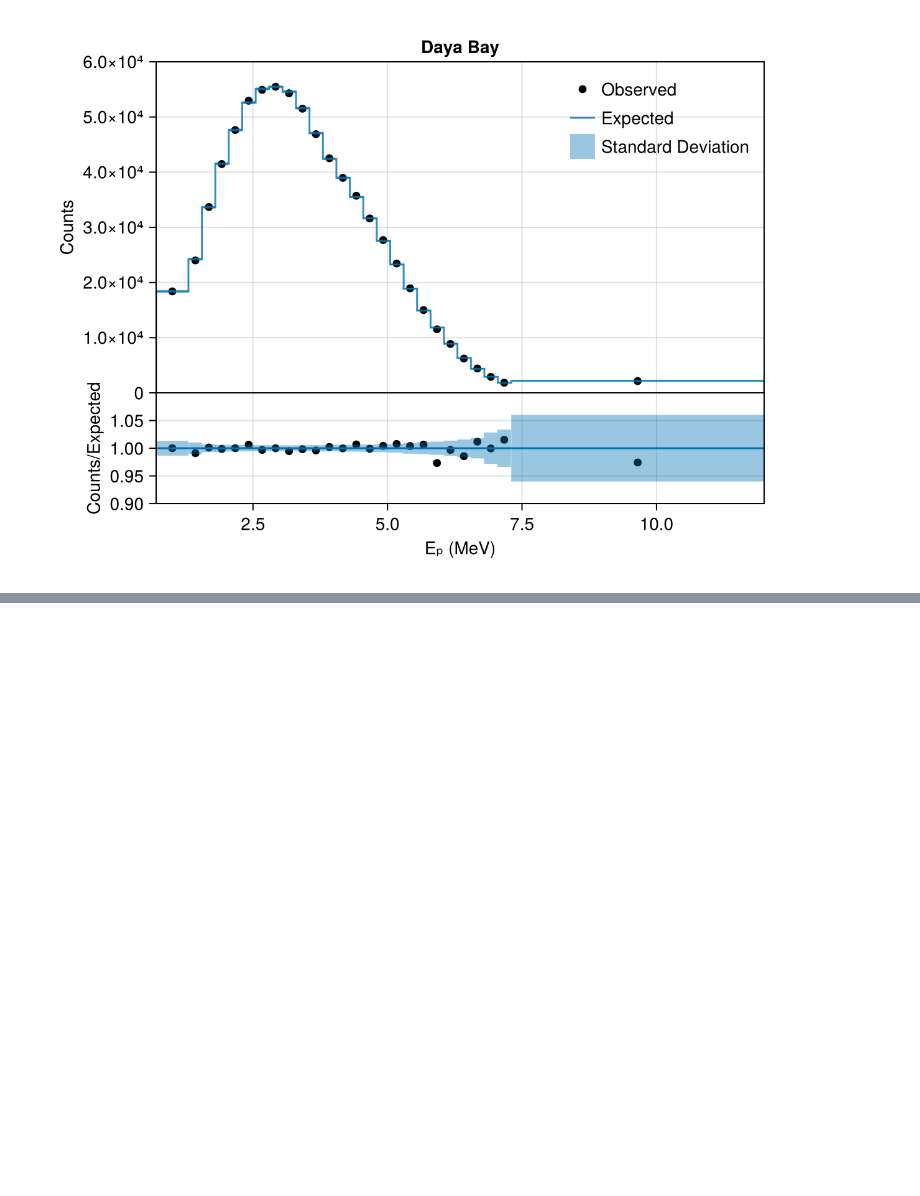
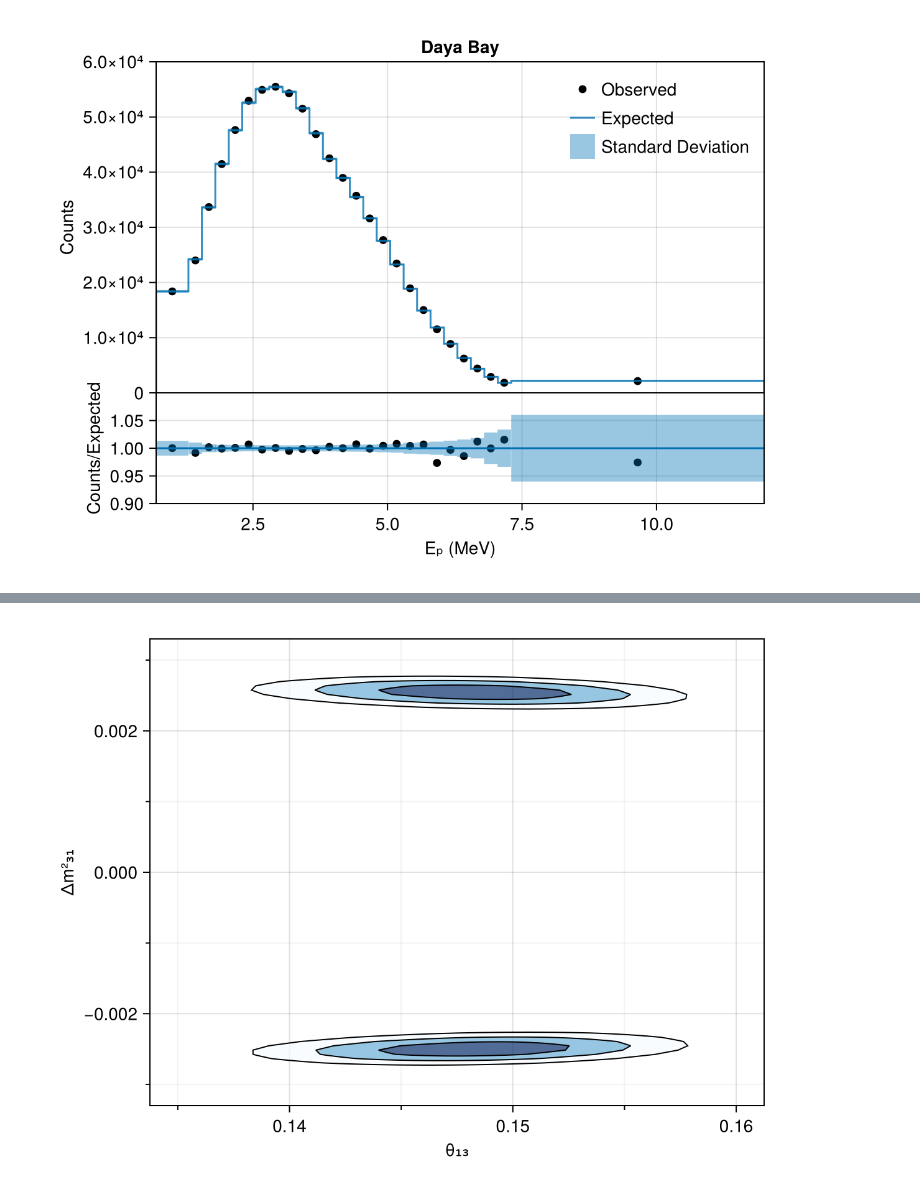
Before and after one commit to philippeller/Newtrinos.jl, a Jupyter notebook: src/experiments/daya_bay/daya_bay_3158days/test.ipynb, the cells around one changed output, grey strips where cells are left out. Saved outputs shown, nothing was run; the diff lists cells and outputs as text; code cells hidden in the pictures; blank space fills up the shorter version.

```diff
--- a/src/experiments/daya_bay/daya_bay_3158days/test.ipynb
+++ b/src/experiments/daya_bay/daya_bay_3158days/test.ipynb
@@ -41,0 +53,2 @@ modules = [Newtrinos.dayabay]
+# %%
+data = [m.observed for m in modules]
@@ -42,3 +60,3 @@ modules = [Newtrinos.dayabay]
 # %%
-llh, param_dict, prior_dict = Newtrinos.generate_likelihood_observed(modules, osc)
+llh = Newtrinos.generate_likelihood(modules, osc, data)
 # %% [output]
@@ -46,4 +64,5 @@ llh, param_dict, prior_dict = Newtrinos.generate_likelihood_observed(modules, os
 # %%
 prior_dict[:θ₁₃] = Uniform(0.135, 0.16)
-prior_dict[:Δm²₃₁] = Uniform(0.00225, 0.0028)
+#prior_dict[:Δm²₃₁] = Uniform(0.00225, 0.0028)
+prior_dict[:Δm²₃₁] = Uniform(-0.003, 0.003)
 # %% [output]
@@ -65,3 +84,3 @@ OrderedDict{Any, Any} with 6 entries:
 # %%
-vars_to_scan = (θ₁₃ = 30, Δm²₃₁ = 30)
+vars_to_scan = (θ₁₃ = 100, Δm²₃₁ = 100)
 # %% [output]
@@ -80,0 +119,8 @@ Newtrinos.dayabay.plot(Newtrinos.bestfit(result), osc.osc_prob)
+# %%
+f = plot(result)
+ax = f.content[1]
+#xlims!(ax, 0.135, 0.16)
+#ylims!(ax, 2.3e-3, 2.8e-3)
+f
+# %% [output]
+[figure, added]
```
Also changed, not shown: parts of 15 cells of this notebook, 7 other files.
